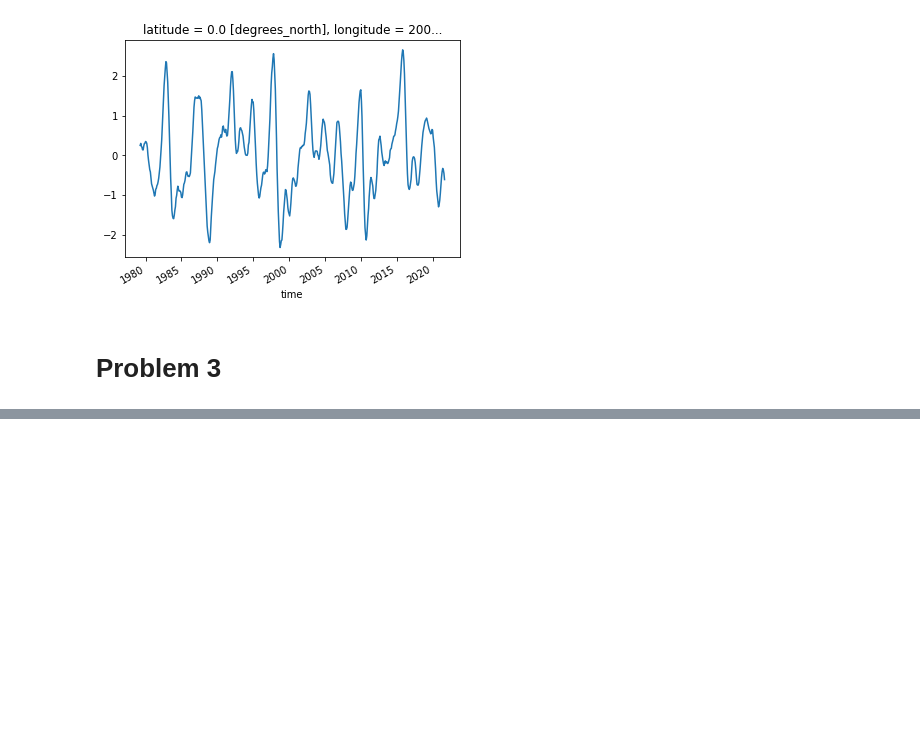
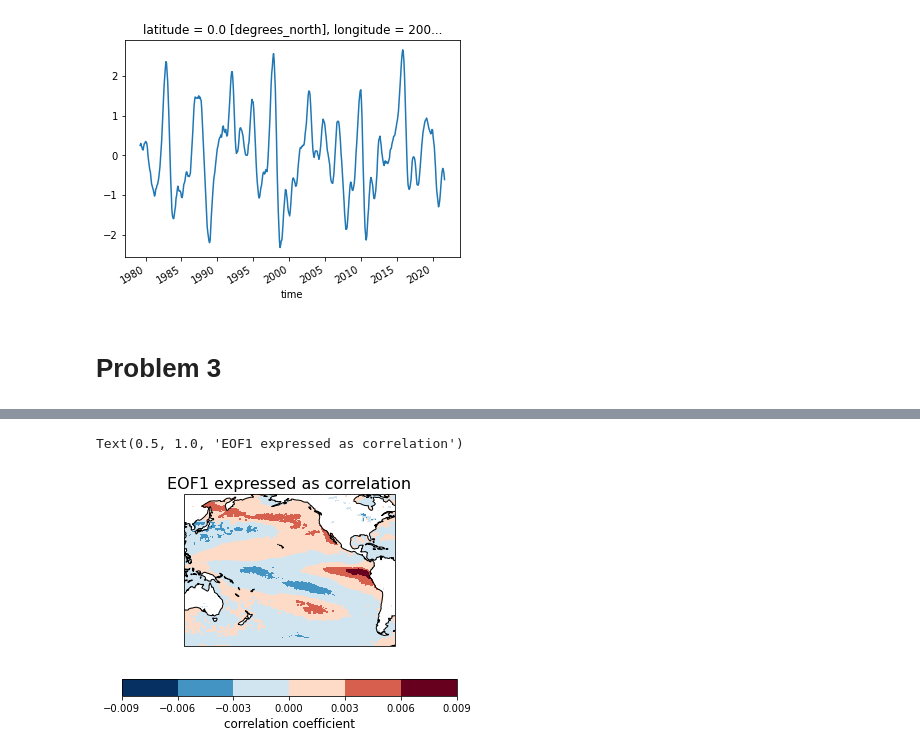
Before and after one commit to atmsillinois/time-series-and-eofs-EWolffWX, a Jupyter notebook: Homework4.ipynb, the cells around one changed output, grey strips where cells are left out. Cells and saved outputs as stored; diff of their text form; code cells hidden in the pictures; blank space fills up the shorter version.

```diff
--- a/Homework4.ipynb
+++ b/Homework4.ipynb
@@ -495,6 +497,6 @@ import cartopy.feature as cfeature
 # %%
 # Create an EOF solver to do the EOF analysis. Square-root of cosine of
 # latitude weights are applied before the computation of EOFs.
-coslat = np.cos(np.deg2rad(standardize.coords['latitude'].values))
+coslat = np.cos(np.deg2rad(anom.coords['latitude'].values))
 wgts = np.sqrt(coslat)[..., np.newaxis]
-solver = Eof(standardize, weights=wgts)
+solver = Eof(anom, weights=wgts)
@@ -511,12 +531,15 @@ eofs = solver.eofs(neofs=5)
 # %%
 # Plot the leading EOF expressed as correlation in the Pacific domain.
 clevs = np.linspace(-1, 1, 11)
 ax = plt.axes(projection=ccrs.PlateCarree(central_longitude=190))
-fill = eof1[0].plot.contourf(ax=ax, levels=clevs, cmap=plt.cm.RdBu_r,
+fill = eofs[4].plot.contourf(ax=ax, cmap=plt.cm.RdBu_r,
                              add_colorbar=False, transform=ccrs.PlateCarree())
 ax.add_feature(cfeature.COASTLINE, color='k', edgecolor='k')
 cb = plt.colorbar(fill, orientation='horizontal')
 cb.set_label('correlation coefficient', fontsize=12)
 ax.set_title('EOF1 expressed as correlation', fontsize=16)
+# %% [output]
+Text(0.5, 1.0, 'EOF1 expressed as correlation')
+[figure, added]
 # %%
 client.close()
```
Also changed, not shown: parts of 5 cells of this notebook.
